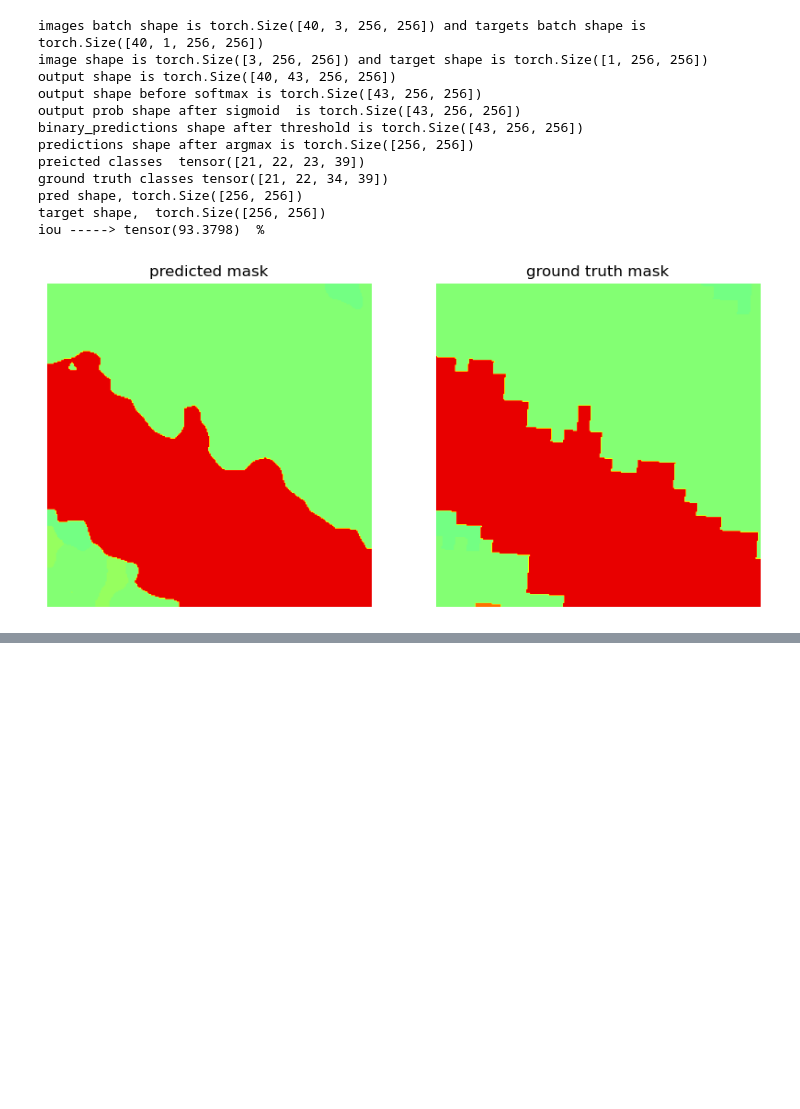
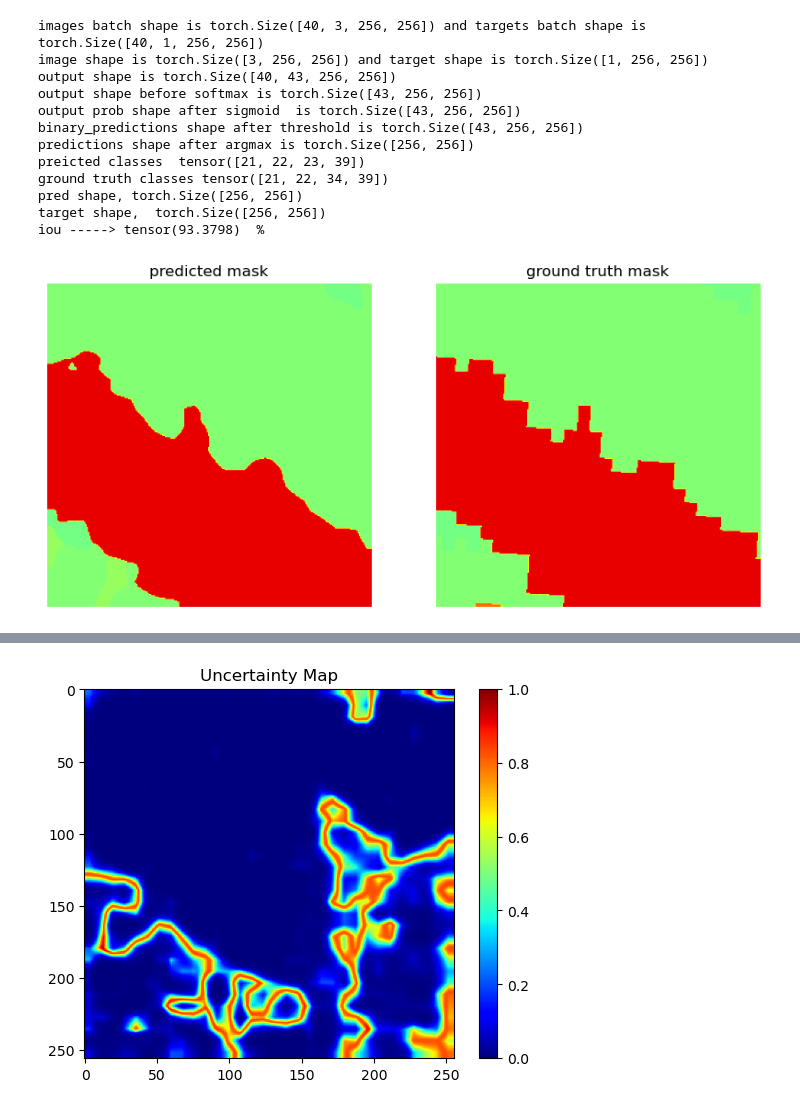
Before and after one commit to ahmedemam576/confident_explanations, a Jupyter notebook: blueprints.ipynb, the cells around one changed output, grey strips where cells are left out. Saved outputs shown, nothing was run; the diff lists cells and outputs as text; code cells hidden in the pictures; blank space fills up the shorter version.

```diff
--- a/blueprints.ipynb
+++ b/blueprints.ipynb
@@ -1790,7 +1790,7 @@ train_dataset, test_dataset = random_split(dataset, [train_size, test_size])
 
 # Create data loaders for training and testing
 dataloader = DataLoader(train_dataset, batch_size=batch_size, shuffle=True, drop_last=True)
-test_dataloader = DataLoader(test_dataset, batch_size=batch_size, shuffle=False, drop_last= True)
+test_dataloader = DataLoader(test_dataset, batch_size=batch_size, shuffle=True, drop_last= True)
 # %%
 # loading the model and weights
 model = segmentation.deeplabv3_resnet50(pretrained=True)
@@ -2066,16 +1897,0 @@ plt.imshow(uncertainty_map)
-# %%
-import matplotlib.pyplot as plt
-
-def visualize_uncertainty(uncertainty_map):
-    # Normalize the uncertainty values to [0, 1]
-    normalized_uncertainty = (uncertainty_map - uncertainty_map.min()) / (uncertainty_map.max() - uncertainty_map.min())
-
-    # Plot the uncertainty map as a grayscale heatmap
-    plt.imshow(normalized_uncertainty, cmap='gray')
-    plt.colorbar()
-    plt.title('Uncertainty Map')
-    plt.axis('off')
-    plt.show()
-
-# Assuming 'uncertainty_map' is the uncertainty map obtained from the mc_dropout function
-visualize_uncertainty(uncertainty_map)
@@ -2083,0 +2020,18 @@ visualize_uncertainty(uncertainty_map)
+# %%
+import matplotlib.pyplot as plt
+
+def visualize_uncertainty(uncertainty_map):
+    # Normalize the uncertainty values to [0, 1]
+    normalized_uncertainty = (uncertainty_map - uncertainty_map.min()) / (uncertainty_map.max() - uncertainty_map.min())
+
+    # Plot the uncertainty map as a grayscale heatmap
+    plt.imshow(normalized_uncertainty, cmap='jet')
+    plt.colorbar()
+    plt.title('Uncertainty Map')
+    plt.axis('on')
+    plt.show()
+
+# Assuming 'uncertainty_map' is the uncertainty map obtained from the mc_dropout function
+visualize_uncertainty(uncertainty_map)
+# %% [output]
+[figure, added]
```
Also changed, not shown: parts of 12 cells of this notebook.
